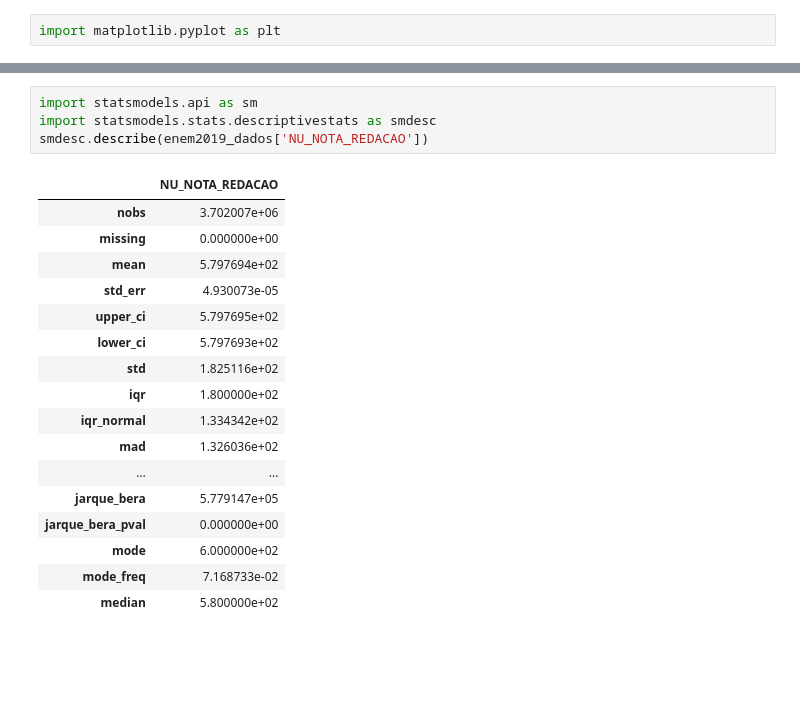
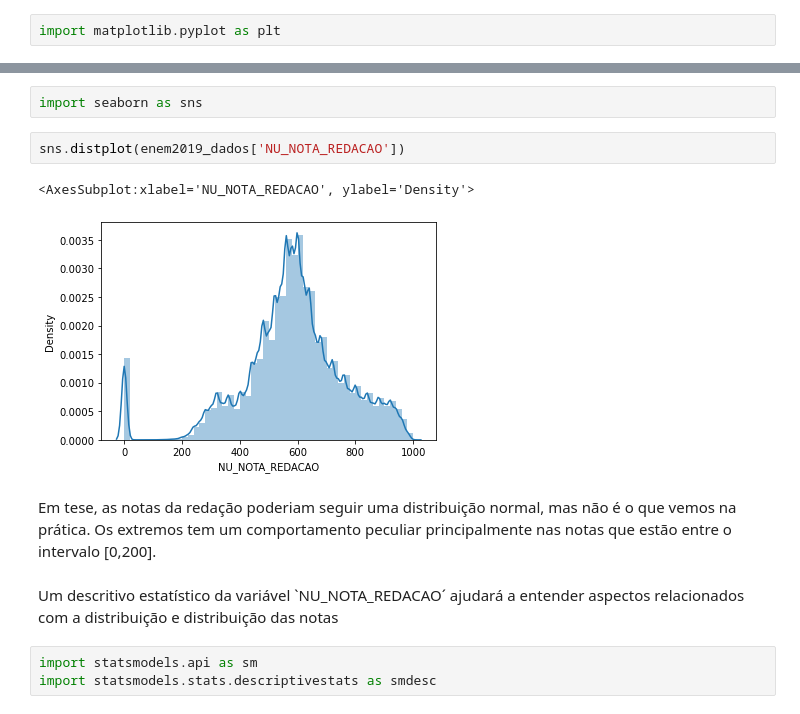
Before and after one commit to edvaldolaraujo/ML-Dados-Enem2019, a Jupyter notebook: 2 - ENEM 2019 - Experimento Machine Learning - Analise Exploratoria de Dados.ipynb, the cells around one changed output, grey strips where cells are left out. Cells and saved outputs as stored; diff of their text form; blank space fills up the shorter version.

```diff
--- a/2 - ENEM 2019 - Experimento Machine Learning - Analise Exploratoria de Dados.ipynb
+++ b/2 - ENEM 2019 - Experimento Machine Learning - Analise Exploratoria de Dados.ipynb
@@ -66,22 +67,14 @@ E um descritivo estatístico da variável
+# %%
+import seaborn as sns
+# %%
+sns.distplot(enem2019_dados['NU_NOTA_REDACAO'])
+# %% [output]
+<AxesSubplot:xlabel='NU_NOTA_REDACAO', ylabel='Density'>
+[figure, added]
+# %% [markdown]
+Em tese, as notas da redação poderiam seguir uma distribuição normal, mas não é o que vemos na prática. Os extremos tem um comportamento peculiar principalmente nas notas que estão entre o intervalo [0,200].
+# %% [markdown]
+Um descritivo estatístico da variável `NU_NOTA_REDACAO´ ajudará a entender aspectos relacionados com a distribuição e distribuição das notas
 # %%
 import statsmodels.api as sm
 import statsmodels.stats.descriptivestats as smdesc
-smdesc.describe(enem2019_dados['NU_NOTA_REDACAO'])
-# %% [output]
-|  | NU_NOTA_REDACAO |
-| nobs | 3.702007e+06 |
-| missing | 0.000000e+00 |
-| mean | 5.797694e+02 |
-| std_err | 4.930073e-05 |
-| upper_ci | 5.797695e+02 |
-| lower_ci | 5.797693e+02 |
-| std | 1.825116e+02 |
-| iqr | 1.800000e+02 |
-| iqr_normal | 1.334342e+02 |
-| mad | 1.326036e+02 |
-| ... | ... |
-| jarque_bera | 5.779147e+05 |
-| jarque_bera_pval | 0.000000e+00 |
-| mode | 6.000000e+02 |
-| mode_freq | 7.168733e-02 |
-| median | 5.800000e+02 |
```
Also changed, not shown: parts of 19 cells of this notebook, 2 other files.
